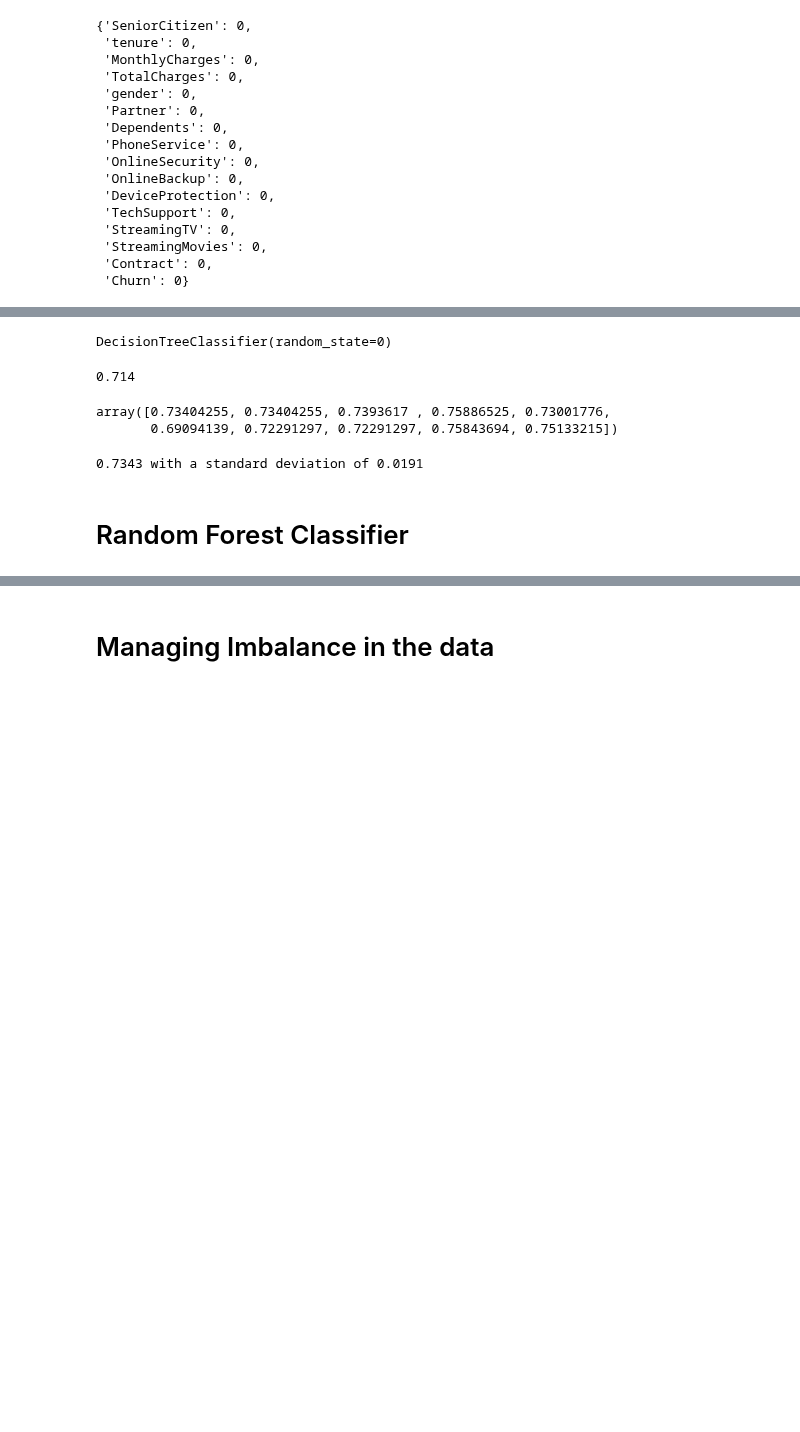
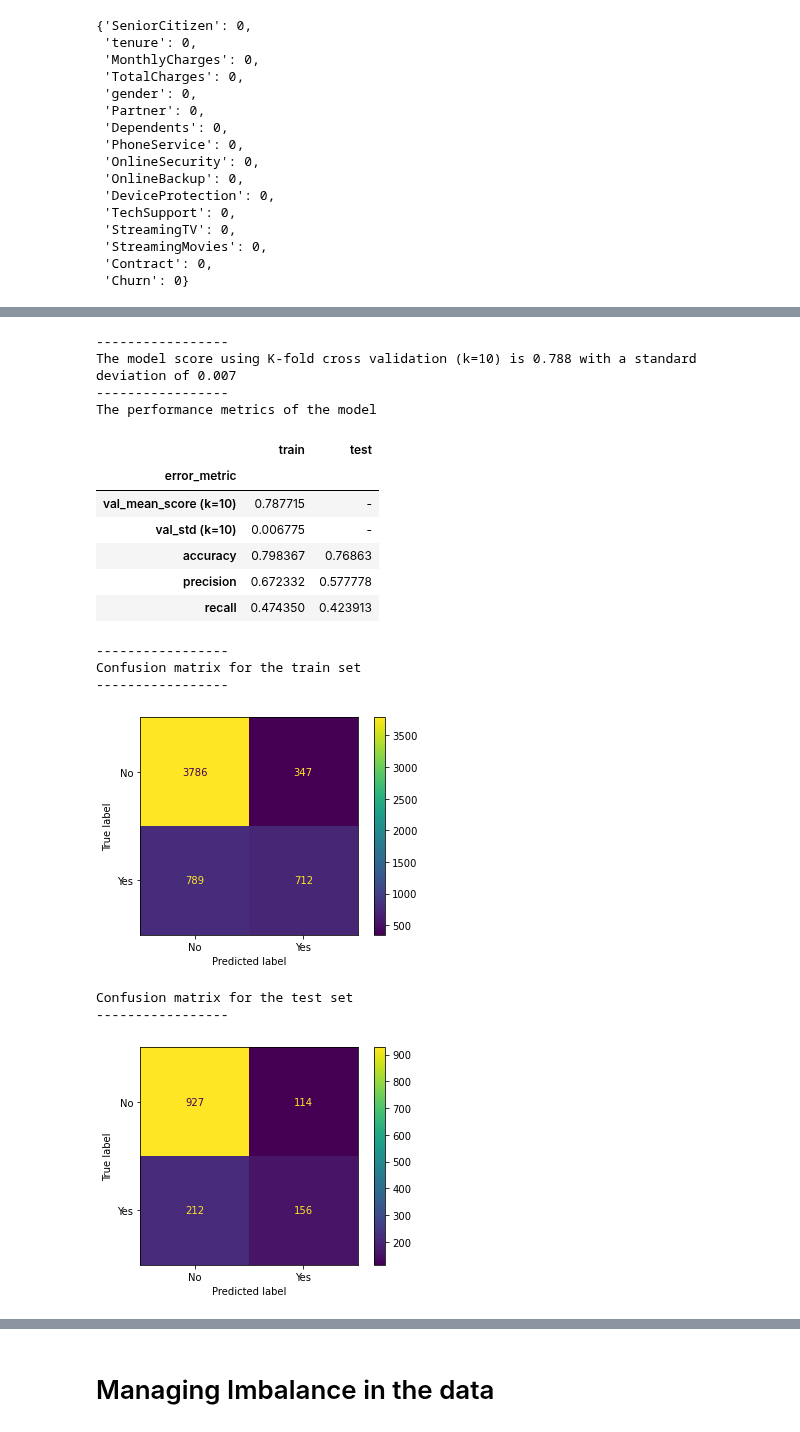
Before and after one commit to NHer0/IronEnrique, a Jupyter notebook: Classification_Handling_Logistic_Regression_Imbalanced_data_Lab/Classification_Handling_Logistic_Regression_Imbalanced_data_Lab.ipynb, the cells around one changed output, grey strips where cells are left out. Drawn from its saved outputs; the diff is of its cells as text; code cells hidden in the pictures; blank space fills up the shorter version.

```diff
--- a/Classification_Handling_Logistic_Regression_Imbalanced_data_Lab/Classification_Handling_Logistic_Regression_Imbalanced_data_Lab.ipynb
+++ b/Classification_Handling_Logistic_Regression_Imbalanced_data_Lab/Classification_Handling_Logistic_Regression_Imbalanced_data_Lab.ipynb
@@ -527,0 +229,3 @@ y = churnData["Churn"]
+# %%
+y = churnData["Churn"]
+x = churnData[["tenure", "Contract", "MonthlyCharges", "TotalCharges"]]
@@ -528,4 +234,4 @@ y = churnData["Churn"]
 # %%
-transformed = my_transformations(x, y, test_size=0.2, numerical=True, scaler=None, categorical=True)
+transformed = my_transformations(x, y, test_size=0.2, numerical=True, scaler=None, categorical=True, ordinal_dict=ord_dict)
 train = transformed["train"]
 test = transformed["test"]
@@ -534,23 +251,24 @@ x_train = pd.concat([train[0], train[1]], axis=1)
 y_train = train[3]
 x_test = pd.concat([test[0], test[1]], axis=1)
 y_test = test[3]
-# %%
-model_tree_default
-# %% [output]
-DecisionTreeClassifier(random_state=0)
-# %%
-round(model_tree_default.score(x_test, y_test),4)
-# %% [output]
-0.714
-# %%
-scores = cross_validate(model_tree_default, x_train, y_train, cv=10, return_estimator=True)
-scores["test_score"]
-# %% [output]
-array([0.73404255, 0.73404255, 0.7393617 , 0.75886525, 0.73001776,
-       0.69094139, 0.72291297, 0.72291297, 0.75843694, 0.75133215])
-# %%
-print(f'{round(scores["test_score"].mean(),4)} with a standard deviation of {round(scores["test_score"].std(),4)}')
-# %% [output]
-0.7343 with a standard deviation of 0.0191
-# %% [markdown]
-# Random Forest Classifier
+# %%
+output_reduced = classification(x_train, y_train, x_test, y_test, DecisionTreeClassifier(max_depth=5), cv=10, pos_label="Yes", verbose=True, plot=True)
+# %% [output]
+-----------------
+The model score using K-fold cross validation (k=10) is 0.788 with a standard deviation of 0.007
+-----------------
+The performance metrics of the model
+|  | train | test |
+| error_metric |  |  |
+| val_mean_score (k=10) | 0.787715 | - |
+| val_std (k=10) | 0.006775 | - |
+| accuracy | 0.798367 | 0.76863 |
+| precision | 0.672332 | 0.577778 |
+| recall | 0.474350 | 0.423913 |
+-----------------
+Confusion matrix for the train set
+-----------------
+[figure, added]
+Confusion matrix for the test set
+-----------------
+[figure, added]
```
Also changed, not shown: parts of 92 cells of this notebook.
